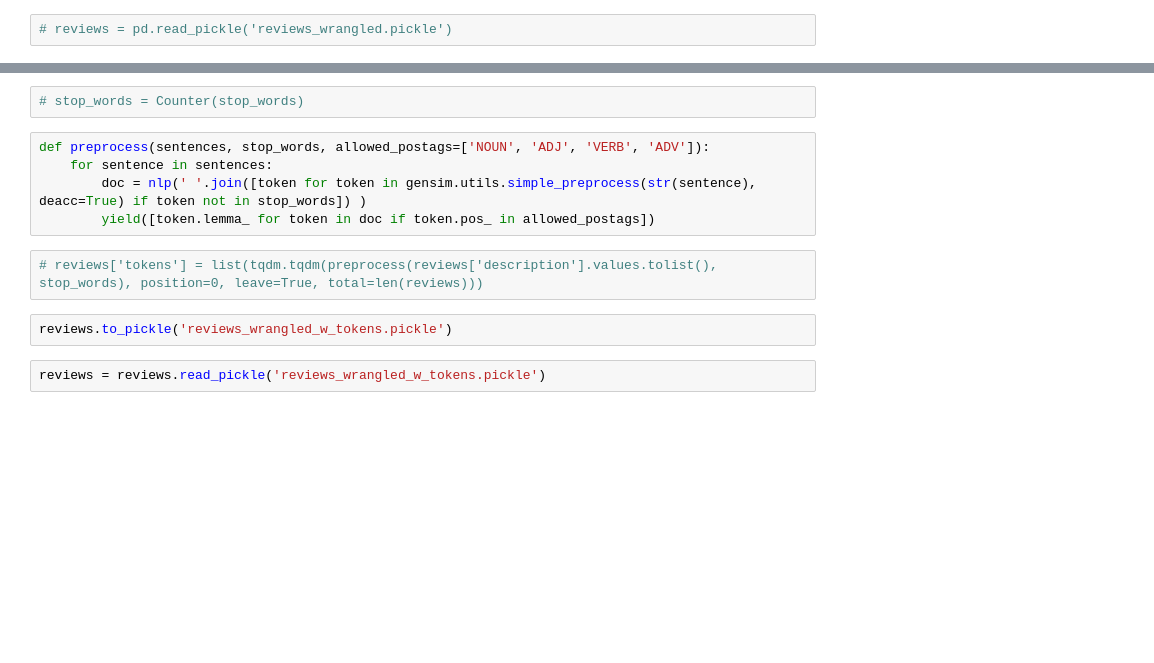
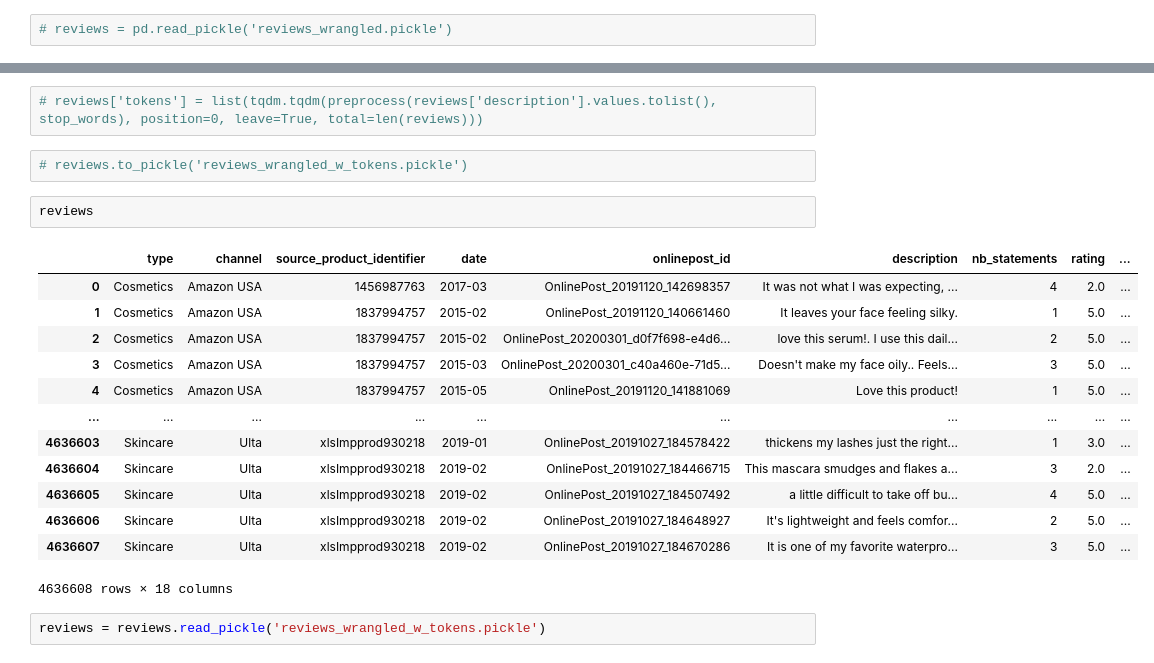
Before and after one commit to Anis-Bensaid/CapstoneProject, a Jupyter notebook: topic_modelling/Ratings and Reviews Topic Modeling.ipynb, the cells around one changed output, grey strips where cells are left out. Saved outputs shown, nothing was run; the diff lists cells and outputs as text; blank space fills up the shorter version.

```diff
--- a/topic_modelling/Ratings and Reviews Topic Modeling.ipynb
+++ b/topic_modelling/Ratings and Reviews Topic Modeling.ipynb
@@ -148,14 +155,23 @@ start = time.time()
-# %%
-# stop_words = Counter(stop_words)
-# %%
-def preprocess(sentences, stop_words, allowed_postags=['NOUN', 'ADJ', 'VERB', 'ADV']):
-    for sentence in sentences:
-        doc = nlp(' '.join([token for token in gensim.utils.simple_preprocess(str(sentence), deacc=True) if token not in stop_words]) )
-        yield([token.lemma_ for token in doc if token.pos_ in allowed_postags])
 # %%
 # reviews['tokens'] = list(tqdm.tqdm(preprocess(reviews['description'].values.tolist(), stop_words), position=0, leave=True, total=len(reviews)))
 # %%
-reviews.to_pickle('reviews_wrangled_w_tokens.pickle')
+# reviews.to_pickle('reviews_wrangled_w_tokens.pickle')
+# %%
+reviews
+# %% [output]
+|  | type | channel | source_product_identifier | date | onlinepost_id | description | nb_statements | rating | ... |
+| 0 | Cosmetics | Amazon USA | 1456987763 | 2017-03 | OnlinePost_20191120_142698357 | It was not what I was expecting, ... | 4 | 2.0 | ... |
+| 1 | Cosmetics | Amazon USA | 1837994757 | 2015-02 | OnlinePost_20191120_140661460 | It leaves your face feeling silky. | 1 | 5.0 | ... |
+| 2 | Cosmetics | Amazon USA | 1837994757 | 2015-02 | OnlinePost_20200301_d0f7f698-e4d6... | love this serum!. I use this dail... | 2 | 5.0 | ... |
+| 3 | Cosmetics | Amazon USA | 1837994757 | 2015-03 | OnlinePost_20200301_c40a460e-71d5... | Doesn't make my face oily.. Feels... | 3 | 5.0 | ... |
+| 4 | Cosmetics | Amazon USA | 1837994757 | 2015-05 | OnlinePost_20191120_141881069 | Love this product! | 1 | 5.0 | ... |
+| ... | ... | ... | ... | ... | ... | ... | ... | ... | ... |
+| 4636603 | Skincare | Ulta | xlsImpprod930218 | 2019-01 | OnlinePost_20191027_184578422 | thickens my lashes just the right... | 1 | 3.0 | ... |
+| 4636604 | Skincare | Ulta | xlsImpprod930218 | 2019-02 | OnlinePost_20191027_184466715 | This mascara smudges and flakes a... | 3 | 2.0 | ... |
+| 4636605 | Skincare | Ulta | xlsImpprod930218 | 2019-02 | OnlinePost_20191027_184507492 | a little difficult to take off bu... | 4 | 5.0 | ... |
+| 4636606 | Skincare | Ulta | xlsImpprod930218 | 2019-02 | OnlinePost_20191027_184648927 | It's lightweight and feels comfor... | 2 | 5.0 | ... |
+| 4636607 | Skincare | Ulta | xlsImpprod930218 | 2019-02 | OnlinePost_20191027_184670286 | It is one of my favorite waterpro... | 3 | 5.0 | ... |
+4636608 rows × 18 columns
 # %%
 reviews = reviews.read_pickle('reviews_wrangled_w_tokens.pickle')
 # %% [markdown]
```
Also changed, not shown: parts of 25 cells of this notebook.
